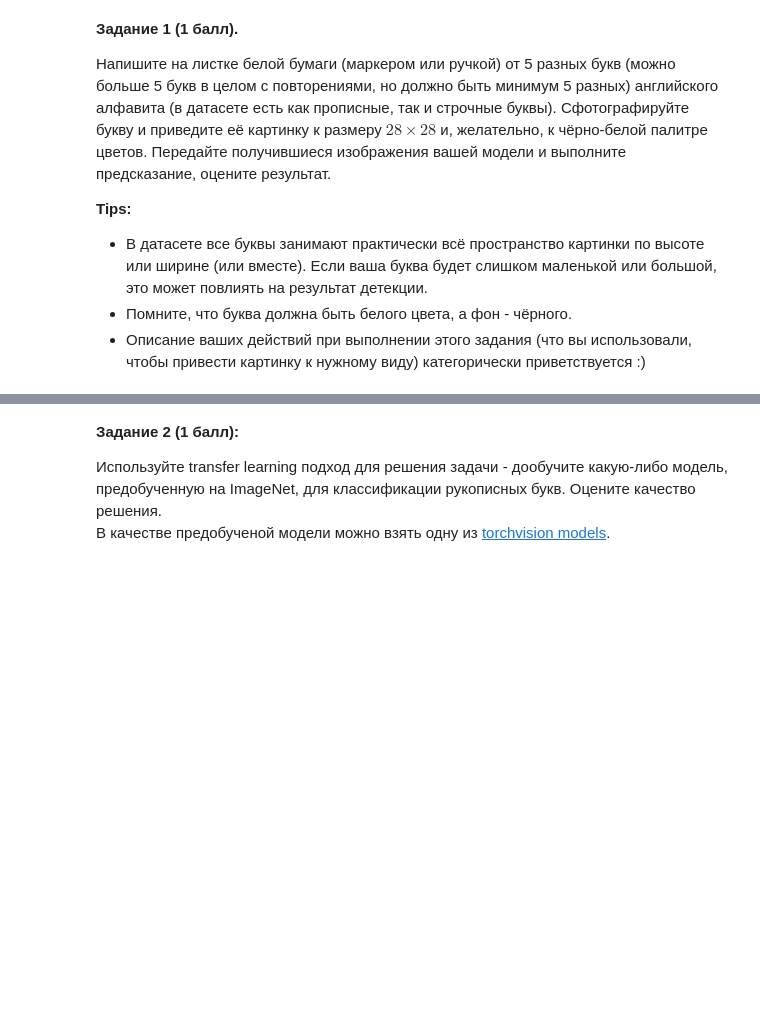
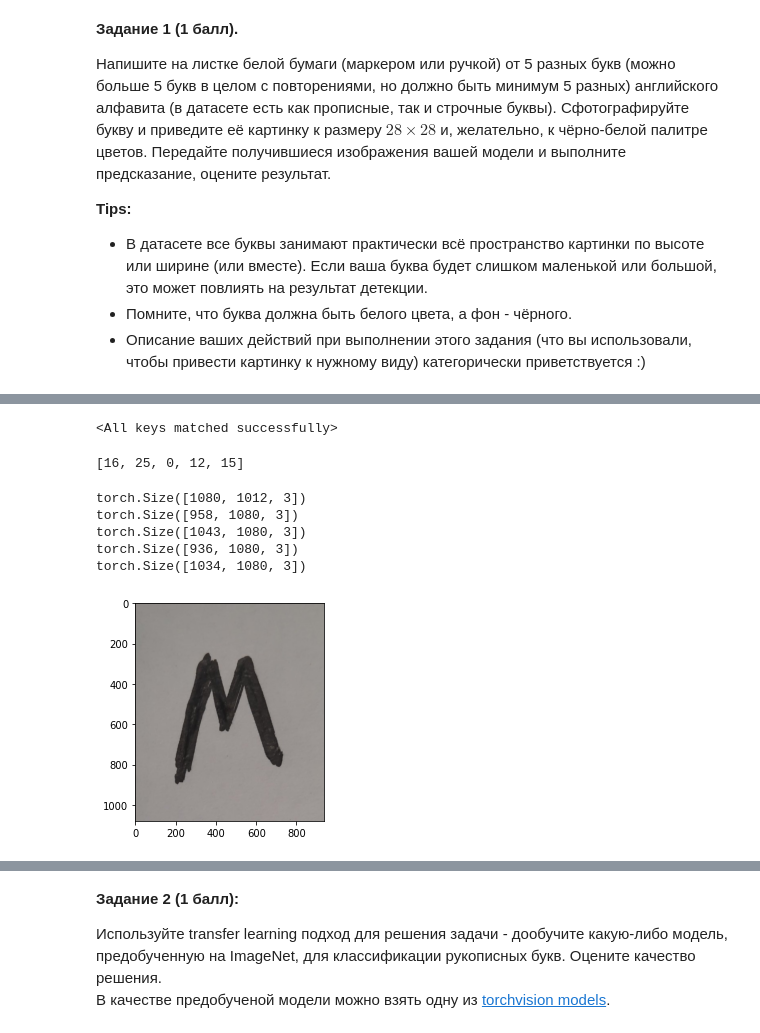
Before and after one commit to SmirnovGrigory/IAD_ml_lab1, a Jupyter notebook: Modern_ML.Lab_1.Image_Classification.ipynb, the cells around one changed output, grey strips where cells are left out. Saved outputs shown, nothing was run; the diff lists cells and outputs as text; code cells hidden in the pictures; blank space fills up the shorter version.

```diff
--- a/Modern_ML.Lab_1.Image_Classification.ipynb
+++ b/Modern_ML.Lab_1.Image_Classification.ipynb
@@ -637,0 +662,5 @@ get_model_accuracy(final_test_dataloader, model90)
+# %%
+model90 = Conv3NeuralNetwork()
+model90.load_state_dict(torch.load("my_models/model91conv3.pth"))
+# %% [output]
+<All keys matched successfully>
@@ -637,0 +669,13 @@ get_model_accuracy(final_test_dataloader, model90)
+# %%
+my
+# %% [output]
+[16, 25, 0, 12, 15]
+# %%
+for el in mX:
+    print(el.shape)
+# %% [output]
+torch.Size([1080, 1012, 3])
+torch.Size([958, 1080, 3])
+torch.Size([1043, 1080, 3])
+torch.Size([936, 1080, 3])
+torch.Size([1034, 1080, 3])
@@ -637,0 +684,7 @@ get_model_accuracy(final_test_dataloader, model90)
+# %%
+image = plt.imread('custom_images/m.jpg')
+plt.imshow(image)
+
+plt.show()
+# %% [output]
+[figure, added]
```
Also changed, not shown: parts of 7 cells of this notebook, 5 other files.
